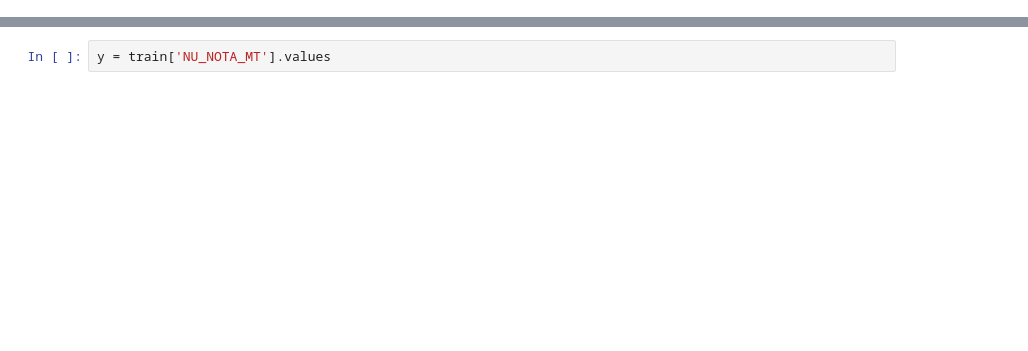
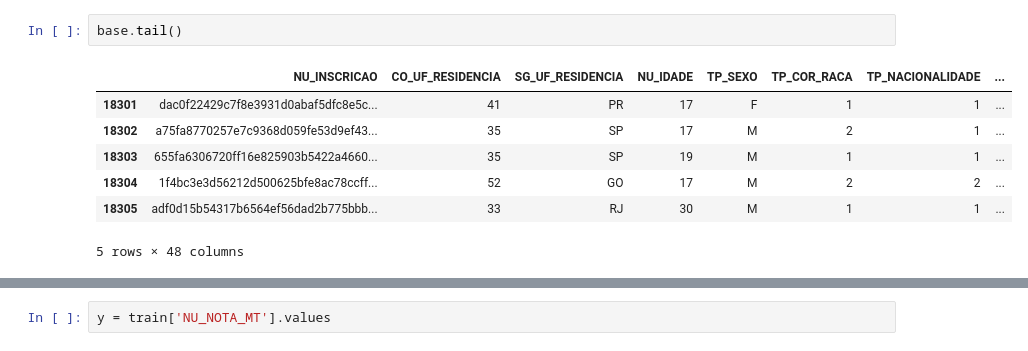
Before and after one commit to nilsoncunha/portfolio, a Jupyter notebook: ENEM/Untitled.ipynb, the cells around one changed output, grey strips where cells are left out. Drawn from its saved outputs; the diff is of its cells as text; blank space fills up the shorter version.

```diff
--- a/ENEM/Untitled.ipynb
+++ b/ENEM/Untitled.ipynb
@@ -71,0 +45,10 @@ X1 = train.loc[:, ['NU_NOTA_CH','NU_NOTA_CN','NU_NOTA_LC','Q006','Q024','Q025','
+# %%
+base.tail()
+# %% [output]
+|  | NU_INSCRICAO | CO_UF_RESIDENCIA | SG_UF_RESIDENCIA | NU_IDADE | TP_SEXO | TP_COR_RACA | TP_NACIONALIDADE | ... |
+| 18301 | dac0f22429c7f8e3931d0abaf5dfc8e5c... | 41 | PR | 17 | F | 1 | 1 | ... |
+| 18302 | a75fa8770257e7c9368d059fe53d9ef43... | 35 | SP | 17 | M | 2 | 1 | ... |
+| 18303 | 655fa6306720ff16e825903b5422a4660... | 35 | SP | 19 | M | 1 | 1 | ... |
+| 18304 | 1f4bc3e3d56212d500625bfe8ac78ccff... | 52 | GO | 17 | M | 2 | 2 | ... |
+| 18305 | adf0d15b54317b6564ef56dad2b775bbb... | 33 | RJ | 30 | M | 1 | 1 | ... |
+5 rows × 48 columns
```
Also changed, not shown: parts of 81 cells of this notebook, 4 other files.
